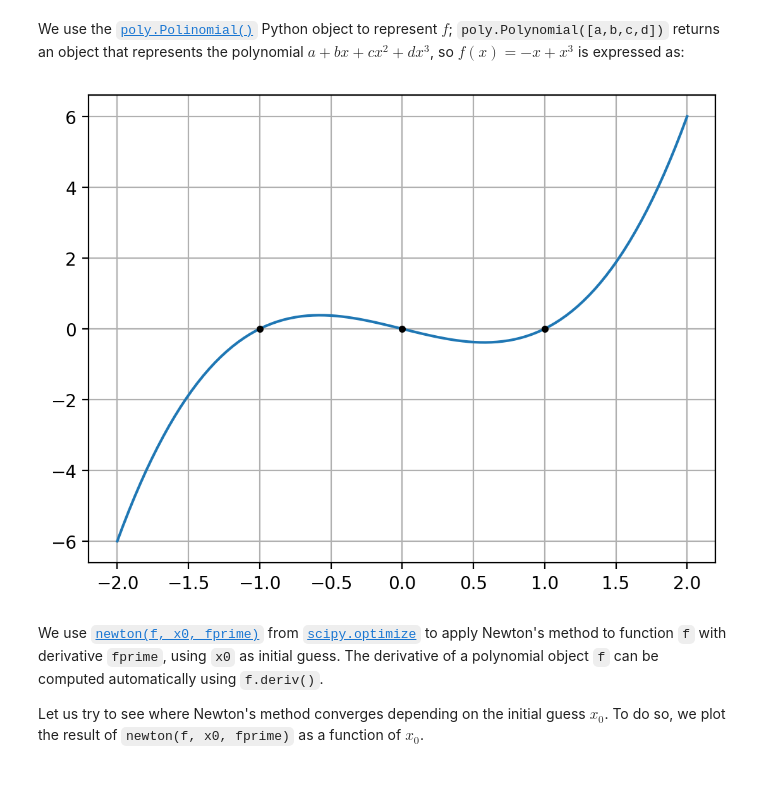
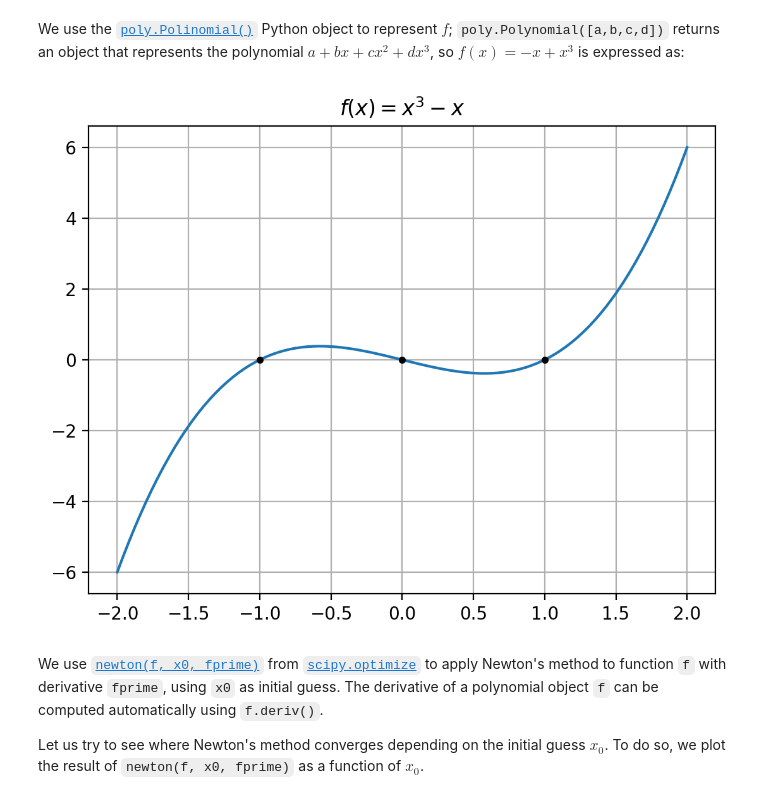
Before and after one commit to mmarzolla/chaos-fractals-phd-course, a Jupyter notebook: Basins-of-attraction.ipynb, the cells around one changed output. Saved outputs shown, nothing was run; the diff lists cells and outputs as text; code cells hidden in the pictures.

```diff
--- a/Basins-of-attraction.ipynb
+++ b/Basins-of-attraction.ipynb
@@ -36,13 +36,14 @@ We use the [`poly.Polinomial()`](https://numpy.org/doc/stable/reference/generate
 # %%
 f = poly.Polynomial([0,-1,0,1]);
 
 x = np.linspace(-2, 2, 100)
 plt.plot(x, f(x))
 plt.plot([-1,0,1], [0,0,0], "k.")
+plt.title(f"$f(x) = x^3-x$")
 plt.grid(True)
 plt.show()
 # %% [output]
-[figure, old version]
+[figure, new version]
 # %% [markdown]
 We use [`newton(f, x0, fprime)`](https://docs.scipy.org/doc/scipy/reference/generated/scipy.optimize.newton.html) from [`scipy.optimize`](https://docs.scipy.org/doc/scipy/tutorial/optimize.html) to apply Newton's method to function `f` with derivative `fprime`, using `x0` as initial guess. The derivative of a polynomial object `f` can be computed automatically using `f.deriv()`.
 
```
Also changed, not shown: parts of 2 cells of this notebook.
